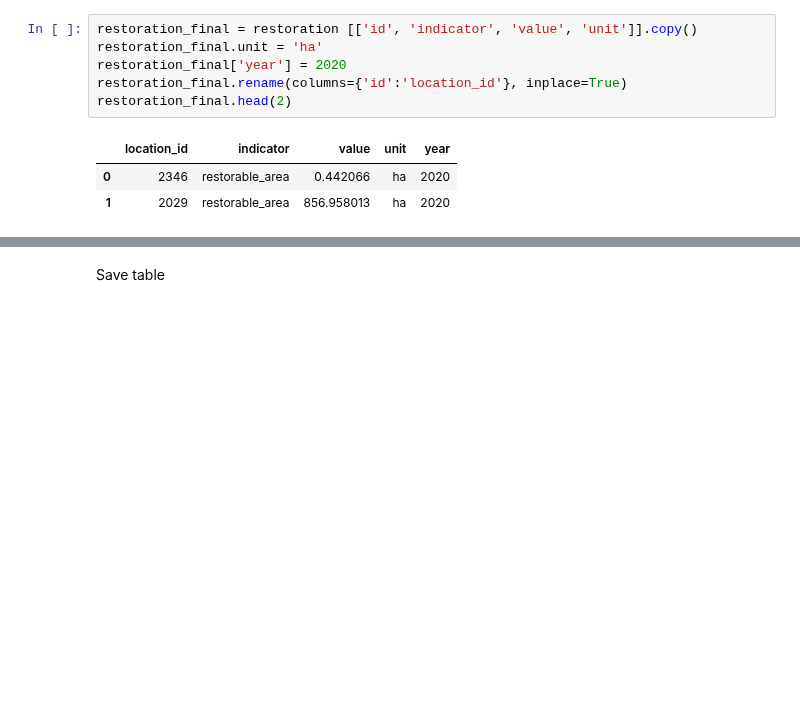
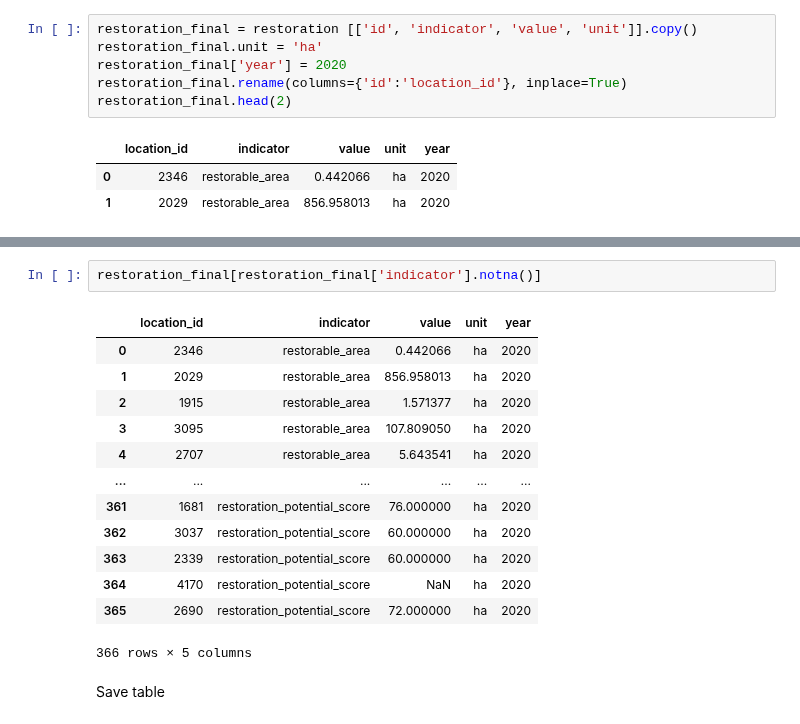
Before and after one commit to Vizzuality/mangrove-atlas, a Jupyter notebook: data/notebooks/Lab/data_processing/widgets-v2/restoration_and_degradation_widget.ipynb, the cells around one changed output, grey strips where cells are left out. Saved outputs shown, nothing was run; the diff lists cells and outputs as text; blank space fills up the shorter version.

Commit message:
Restoration checks and new layers

```diff
--- a/data/notebooks/Lab/data_processing/widgets-v2/restoration_and_degradation_widget.ipynb
+++ b/data/notebooks/Lab/data_processing/widgets-v2/restoration_and_degradation_widget.ipynb
@@ -310,3 +343,19 @@ restoration_final.head(2)
+# %%
+restoration_final[restoration_final['indicator'].notna()]
+# %% [output]
+|  | location_id | indicator | value | unit | year |
+| 0 | 2346 | restorable_area | 0.442066 | ha | 2020 |
+| 1 | 2029 | restorable_area | 856.958013 | ha | 2020 |
+| 2 | 1915 | restorable_area | 1.571377 | ha | 2020 |
+| 3 | 3095 | restorable_area | 107.809050 | ha | 2020 |
+| 4 | 2707 | restorable_area | 5.643541 | ha | 2020 |
+| ... | ... | ... | ... | ... | ... |
+| 361 | 1681 | restoration_potential_score | 76.000000 | ha | 2020 |
+| 362 | 3037 | restoration_potential_score | 60.000000 | ha | 2020 |
+| 363 | 2339 | restoration_potential_score | 60.000000 | ha | 2020 |
+| 364 | 4170 | restoration_potential_score | NaN | ha | 2020 |
+| 365 | 2690 | restoration_potential_score | 72.000000 | ha | 2020 |
+366 rows × 5 columns
 # %% [markdown]
 Save table
 # %%
```
Also changed, not shown: parts of 29 cells of this notebook, 3 other files.
